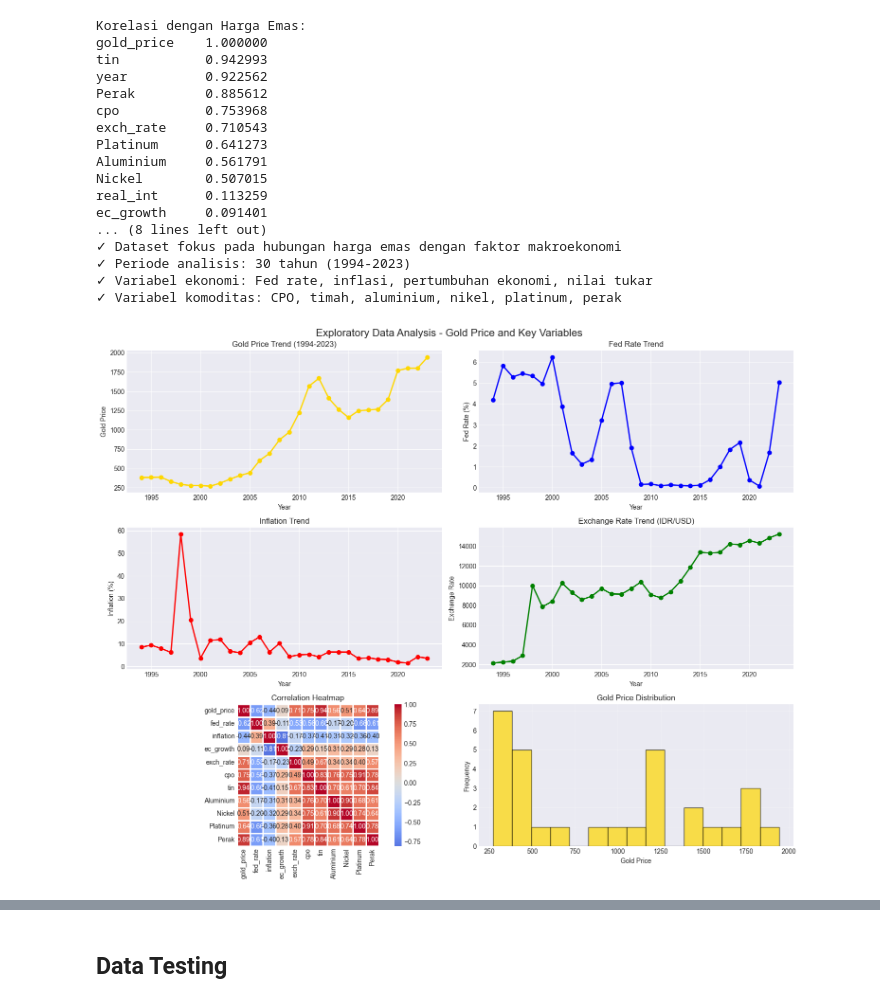
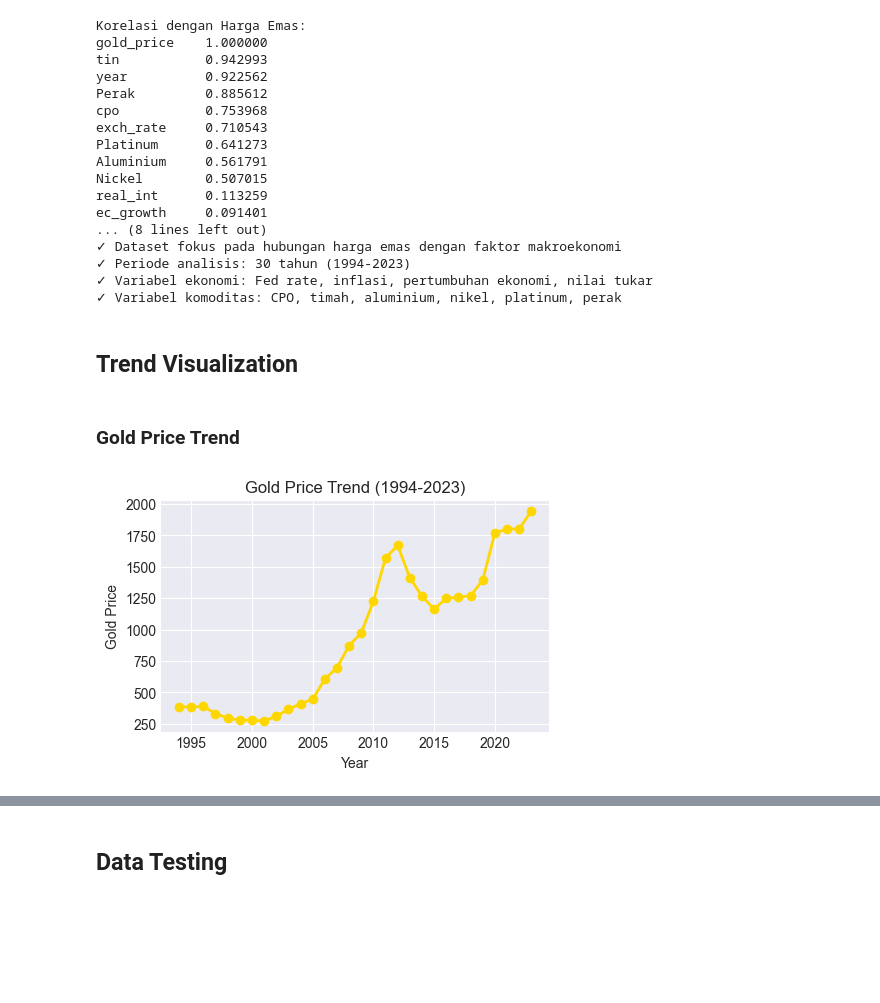
Before and after one commit to maybeitsai/gold-price-prediction, a Jupyter notebook: main.ipynb, the cells around one changed output, grey strips where cells are left out. Drawn from its saved outputs; the diff is of its cells as text; code cells hidden in the pictures; blank space fills up the shorter version.

```diff
--- a/main.ipynb
+++ b/main.ipynb
@@ -248,55 +306,17 @@ ec_growth     0.091401
 ✓ Periode analisis: 30 tahun (1994-2023)
 ✓ Variabel ekonomi: Fed rate, inflasi, pertumbuhan ekonomi, nilai tukar
 ✓ Variabel komoditas: CPO, timah, aluminium, nikel, platinum, perak
-# %%
-# Visualisasi
-fig, axes = plt.subplots(3, 2, figsize=(15, 12))
-fig.suptitle('Exploratory Data Analysis - Gold Price and Key Variables', fontsize=16)
-
-# Gold price trend
-axes[0, 0].plot(df['year'], df['gold_price'], marker='o', linewidth=2, color='gold')
-axes[0, 0].set_title('Gold Price Trend (1994-2023)')
-axes[0, 0].set_xlabel('Year')
-axes[0, 0].set_ylabel('Gold Price')
-axes[0, 0].grid(True)
-
-# Fed rate
-axes[0, 1].plot(df['year'], df['fed_rate'], marker='o', linewidth=2, color='blue')
-axes[0, 1].set_title('Fed Rate Trend')
-axes[0, 1].set_xlabel('Year')
-axes[0, 1].set_ylabel('Fed Rate (%)')
-axes[0, 1].grid(True)
-
-# Inflation
-axes[1, 0].plot(df['year'], df['inflation'], marker='o', linewidth=2, color='red')
-axes[1, 0].set_title('Inflation Trend')
-axes[1, 0].set_xlabel('Year')
-axes[1, 0].set_ylabel('Inflation (%)')
-axes[1, 0].grid(True)
-
-# Exchange rate
-axes[1, 1].plot(df['year'], df['exch_rate'], marker='o', linewidth=2, color='green')
-axes[1, 1].set_title('Exchange Rate Trend (IDR/USD)')
-axes[1, 1].set_xlabel('Year')
-axes[1, 1].set_ylabel('Exchange Rate')
-axes[1, 1].grid(True)
-
-# Correlation heatmap (top variables)
-top_vars = ['gold_price', 'fed_rate', 'inflation', 'ec_growth', 'exch_rate',
-            'cpo', 'tin', 'Aluminium', 'Nickel', 'Platinum', 'Perak']
-corr_matrix = df[top_vars].corr()
-sns.heatmap(corr_matrix, annot=True, fmt='.2f', cmap='coolwarm', center=0,
-            ax=axes[2, 0], square=True, linewidths=1)
-axes[2, 0].set_title('Correlation Heatmap')
-
-# Distribution of gold price
-axes[2, 1].hist(df['gold_price'], bins=15, color='gold', edgecolor='black', alpha=0.7)
-axes[2, 1].set_title('Gold Price Distribution')
-axes[2, 1].set_xlabel('Gold Price')
-axes[2, 1].set_ylabel('Frequency')
-axes[2, 1].grid(True, alpha=0.3)
-
-plt.tight_layout()
-plt.show()
-# %% [output]
-[figure, removed]
+# %% [markdown]
+## **Trend Visualization**
+# %% [markdown]
+### Gold Price Trend
+# %%
+plt.figure(figsize=(5,3))
+plt.plot(df['year'], df['gold_price'], marker='o', linewidth=2, color='gold')
+plt.title('Gold Price Trend (1994-2023)')
+plt.xlabel('Year')
+plt.ylabel('Gold Price')
+plt.grid(True)
+plt.show()
+# %% [output]
+[figure, added]
```
Also changed, not shown: parts of 90 cells of this notebook, 1 other file.
